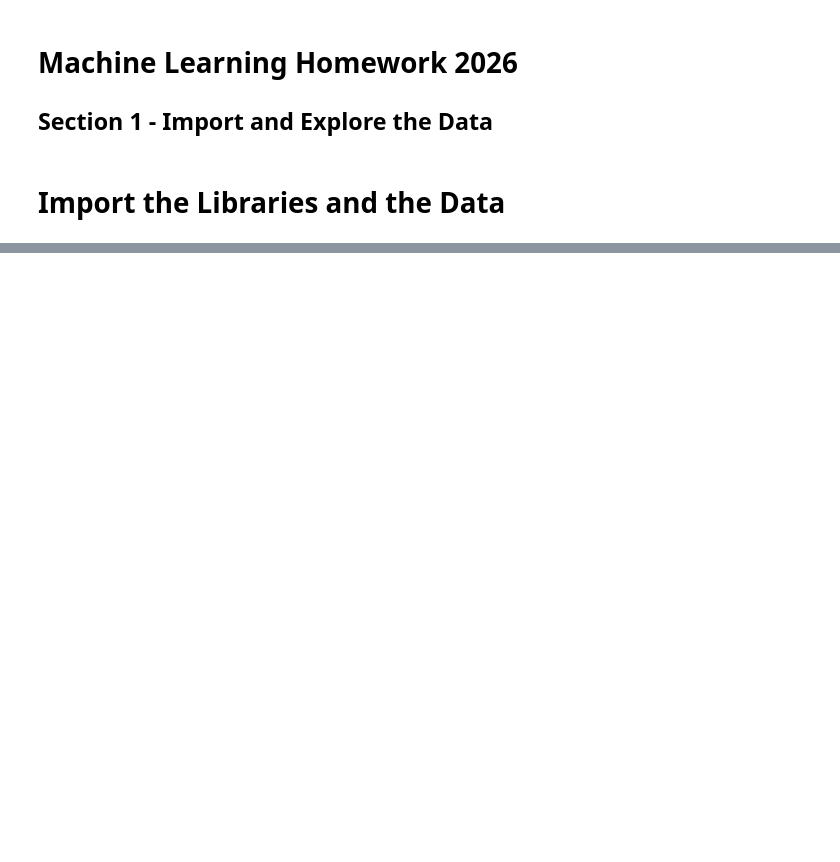
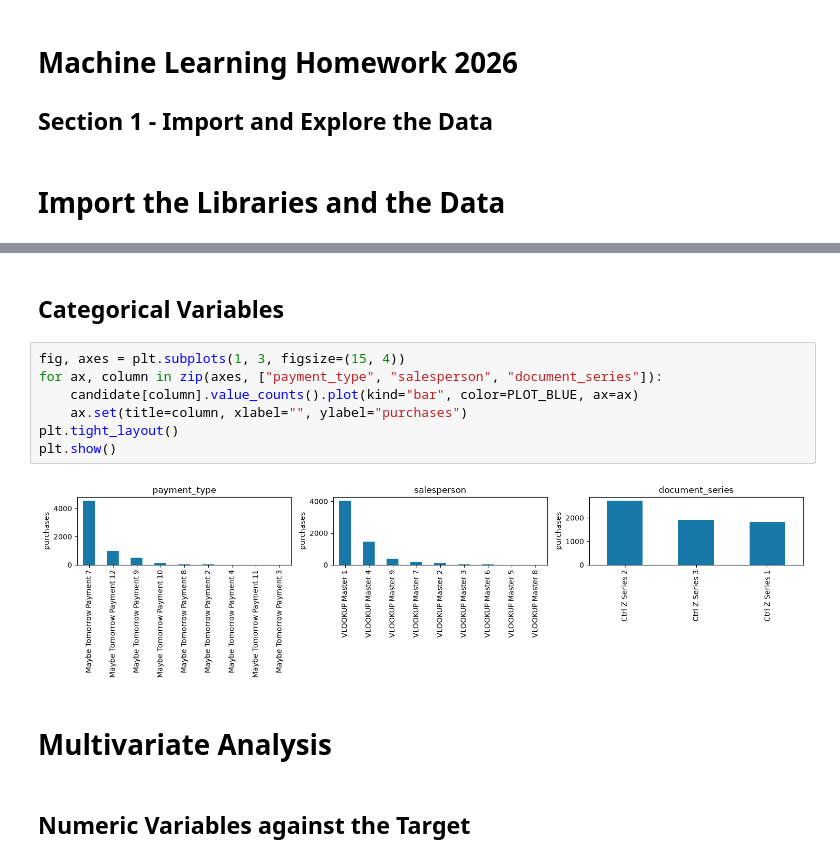
Before and after one commit to GoncaloGouveia04/ML_Project, a Jupyter notebook: notebooks/Exploration_notebook.ipynb, the cells around one changed output, grey strips where cells are left out. Saved outputs shown, nothing was run; the diff lists cells and outputs as text; blank space fills up the shorter version.

```diff
--- a/notebooks/Exploration_notebook.ipynb
+++ b/notebooks/Exploration_notebook.ipynb
@@ -31,0 +254,15 @@ TypeError: unsupported operand type(s) for /: 'str' and 'str'
+# %% [markdown]
+## Categorical Variables
+# %%
+fig, axes = plt.subplots(1, 3, figsize=(15, 4))
+for ax, column in zip(axes, ["payment_type", "salesperson", "document_series"]):
+    candidate[column].value_counts().plot(kind="bar", color=PLOT_BLUE, ax=ax)
+    ax.set(title=column, xlabel="", ylabel="purchases")
+plt.tight_layout()
+plt.show()
+# %% [output]
+[figure, added]
+# %% [markdown]
+# Multivariate Analysis
+# %% [markdown]
+## Numeric Variables against the Target
```
Also changed, not shown: parts of 46 cells of this notebook.
